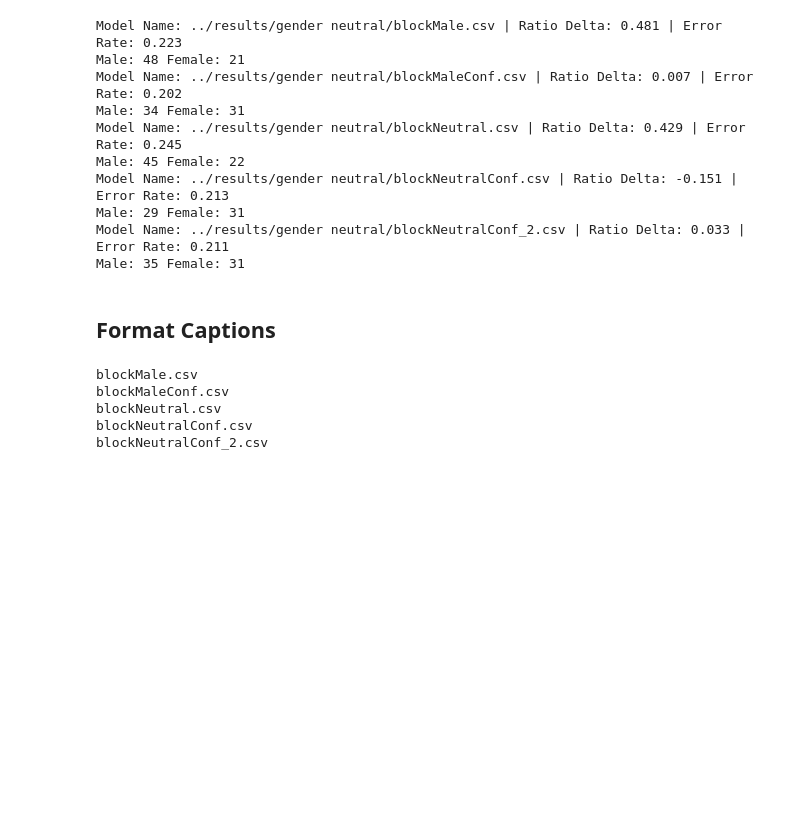
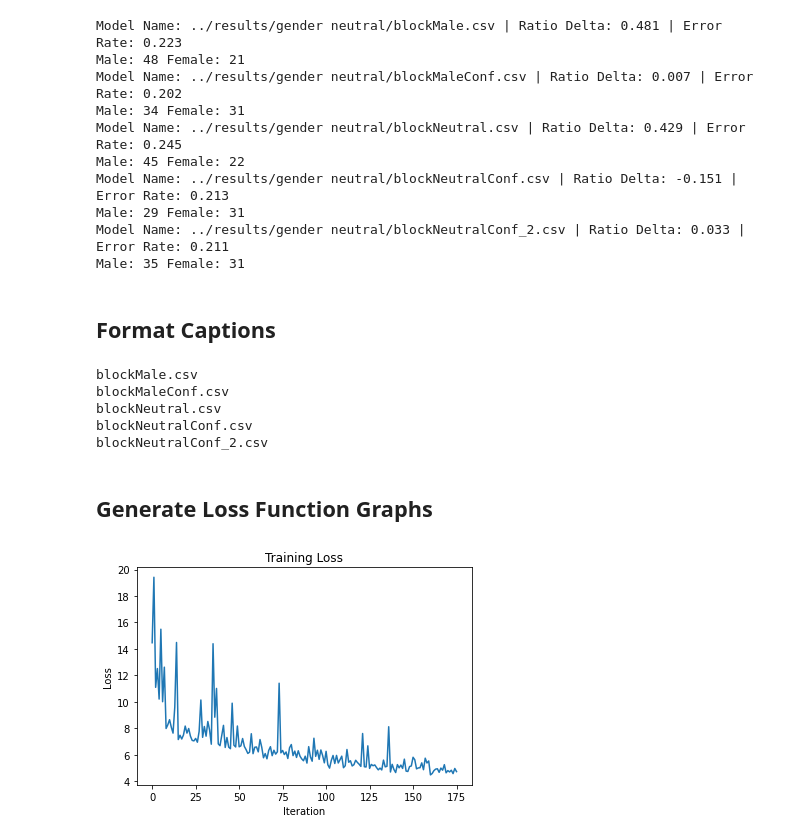
Before and after one commit to dorazhao99/cos429-fina.., a Jupyter notebook: code/Analyze Results.ipynb, the cells around one changed output. Saved outputs shown, nothing was run; the diff lists cells and outputs as text; code cells hidden in the pictures; blank space fills up the shorter version.

Commit message:
add code for creating loss curve graphs

```diff
--- a/code/Analyze Results.ipynb
+++ b/code/Analyze Results.ipynb
@@ -177,3 +178,24 @@ for index, m in enumerate(female_ids):
 # %%
 with open('../results/gtAnns.json', 'w') as f:
     json.dump(gt, f)
+# %% [markdown]
+## Generate Loss Function Graphs
+# %%
+losses = []
+filepath = "../results/loss"
+for file in os.listdir(filepath):
+    if file.endswith(".txt"):
+        losses.append(os.path.join(filepath, file))
+# %%
+for loss in losses[2:3]:
+    with open(loss) as f:
+        content = f.readlines()
+        # you may also want to remove whitespace characters like `\n` at the end of each line
+        content = [float(x.strip().split('=')[-1].split('(')[0]) for x in content]
+        plt.plot(content)
+        plt.title('Training Loss')
+        plt.xlabel('Iteration')
+        plt.ylabel('Loss')
+        plt.savefig('../results/loss/blockNeutral')
+# %% [output]
+[figure, added]
```
Also changed, not shown: parts of 1 cell of this notebook.
